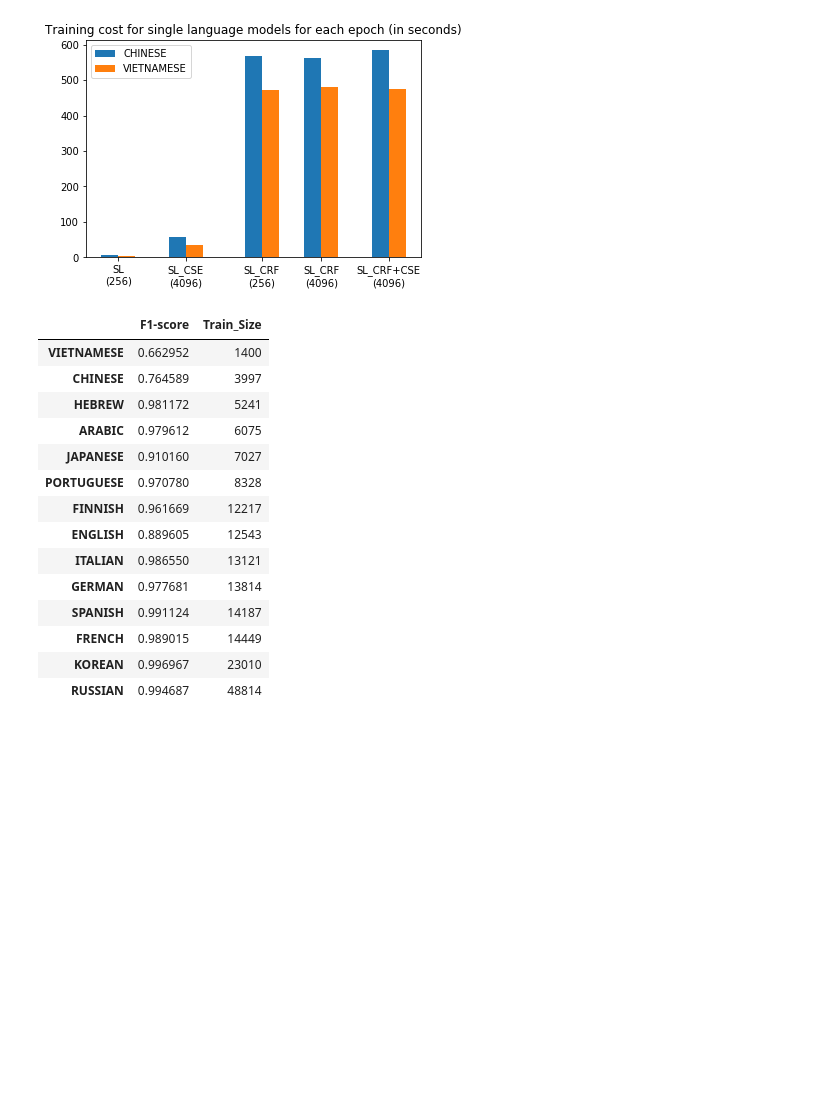
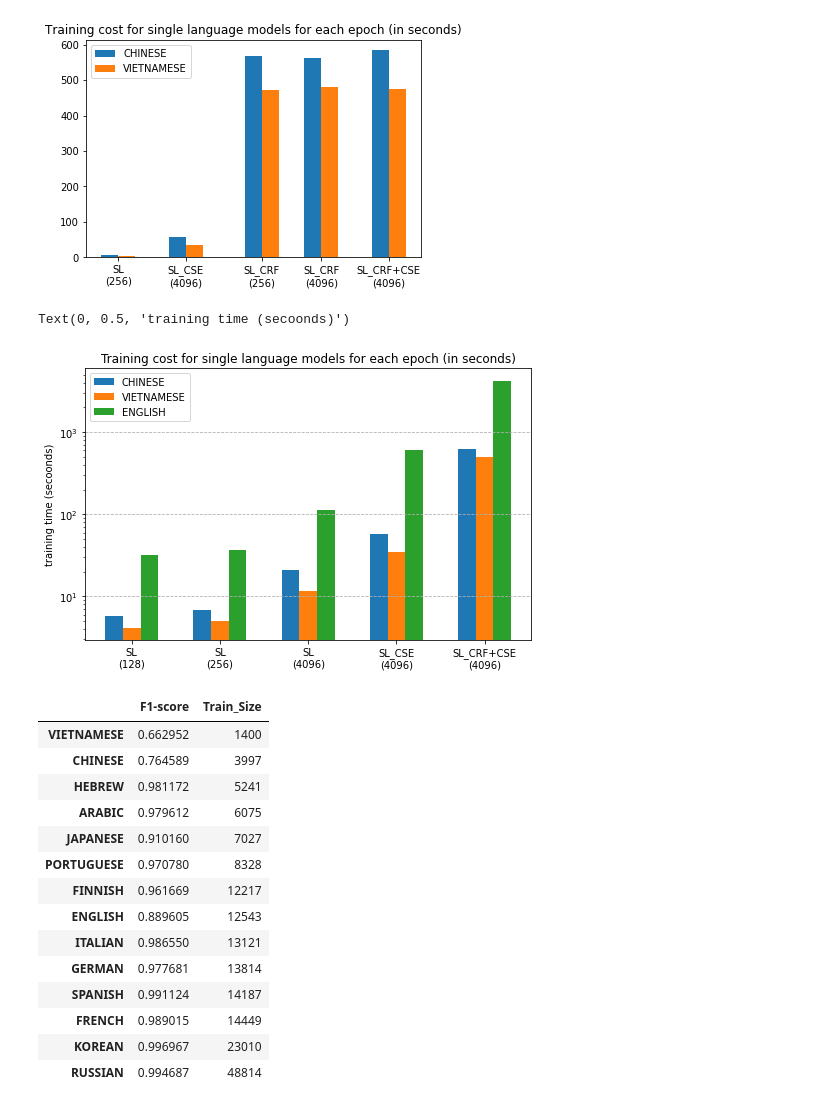
Before and after one commit to wuqi0704/MasterThesis_Tokenization, a Jupyter notebook: flair/plots.ipynb, the cells around one changed output. Saved outputs shown, nothing was run; the diff lists cells and outputs as text; code cells hidden in the pictures; blank space fills up the shorter version.

```diff
--- a/flair/plots.ipynb
+++ b/flair/plots.ipynb
@@ -82,19 +85,0 @@ Text(0.5, 1.0, 'low performance group: f1-score < 0.95')
-# %%
-import matplotlib.pyplot as plt
-fig,ax = plt.subplots(1,2,figsize=(15,5))
-
-x = np.array(DF.columns).astype(str)
-for lan in list(DF.index):
-    if (DF.loc[lan,:] > 0.95).sum() == 8:
-        ax[0].plot(x,DF.loc[lan,:],'-*',label = lan)
-    else:
-        ax[1].plot(x,DF.loc[lan,:],'-*',label = lan)
-ax[0].legend(loc=4,fontsize=8);ax[0].grid(True,linestyle='--')
-ax[1].legend(loc=4,fontsize=10);ax[1].grid(True,linestyle='--')
-ax[0].set_ylim(0.97,1.0)
-ax[1].set_ylim(0.70,1.0)
-ax[0].set_xlabel('embedding dimension',fontsize=14); ax[0].set_ylabel('f1 score',fontsize=14)
-ax[1].set_xlabel('embedding dimension',fontsize=14); ax[1].set_ylabel('f1 score',fontsize=14)
-ax[0].set_title('high performance group: f1-score > 0.95',fontsize=14);ax[1].set_title('low performance group: f1-score < 0.95',fontsize=14)
-
-# plt.savefig('embedding.png')
@@ -439,6 +422,54 @@ plt.title('Training cost for single language models for each epoch (in seconds)'
 plt.savefig('Training_cost1_bar.png')
 # %% [output]
 [figure]
+# %%
+import pandas as pd
+import numpy as np
+import matplotlib.pyplot as plt
+
+path = '/Users/qier/Downloads/Tagger/'
+col_names = ['TIMESTAMP','BAD_EPOCHS','LEARNING_RATE','TRAIN_LOSS','DEV_LOSS','DEV_Recall']
+# x_pos = np.array([0,0.4,0.85,1.2,1.6])
+x_pos = np.array([1,1.5,2,2.5,3])
+x={}
+x[0]=x_pos-0.1
+x[1]=x_pos
+x[2]=x_pos+0.1
+obj={}
+plt.figure(figsize=[8,5])
+lans = ['VIETNAMESE','CHINESE','ENGLISH']
+for k,lan in enumerate(lans):
+    model_names = [ f'5/{lan}_128',
+                    f'5/{lan}_256',
+                    f'5/{lan}_4096',
+                    f'5/{lan}_CSE',
+                    f'5/5_CRFCSE_{lan}',
+                    ]
+    # label_names = ['SL\n(256)','SL_CSE\n(4096)','SL_CRF\n(256)','SL_CRF\n(4096)','SL_CRF+CSE\n(4096)']
+    label_names = ['SL\n(128)','SL\n(256)','SL\n(4096)','SL_CSE\n(4096)','SL_CRF+CSE\n(4096)']
+
+    obj[lans[k]]=[]
+    for i,name in enumerate(model_names):
+        a = pd.read_csv(path+name+'/loss.tsv',sep = '\t').dropna(axis=1)
+        a.columns=col_names
+
+        a_time = a.TIMESTAMP.apply(lambda x: datetime.datetime.strptime(x, '%H:%M:%S'))
+        a_time_diff = [(a_time[k] - a_time[k-1]) for k in np.arange(2,len(a_time)+1)]
+
+        for ele in a_time_diff: # get rid of some overnight timestamp
+            if ele.total_seconds() < 0: a_time_diff.remove(ele)
+        obj[lans[k]].append(np.mean(a_time_diff).total_seconds())
+
+    plt.bar(x[k],obj[lans[k]],width=0.1,label = lan,log=True)
+    plt.xticks(x_pos, label_names,rotation=0)
+    plt.grid(ls='--',axis='y')
+
+plt.legend()
+plt.title('Training cost for single language models for each epoch (in seconds)')
+plt.ylabel('training time (secoonds)')
+# %% [output]
+Text(0, 0.5, 'training time (secoonds)')
+[figure, added]
 # %%
 import pandas as pd
 to_plot = pd.read_csv('/Users/qier/MasterThesis_Tokenization/results/3_SL.csv',index_col=0)[['F1-score']]
```
Also changed, not shown: parts of 6 cells of this notebook, 14 other files.
